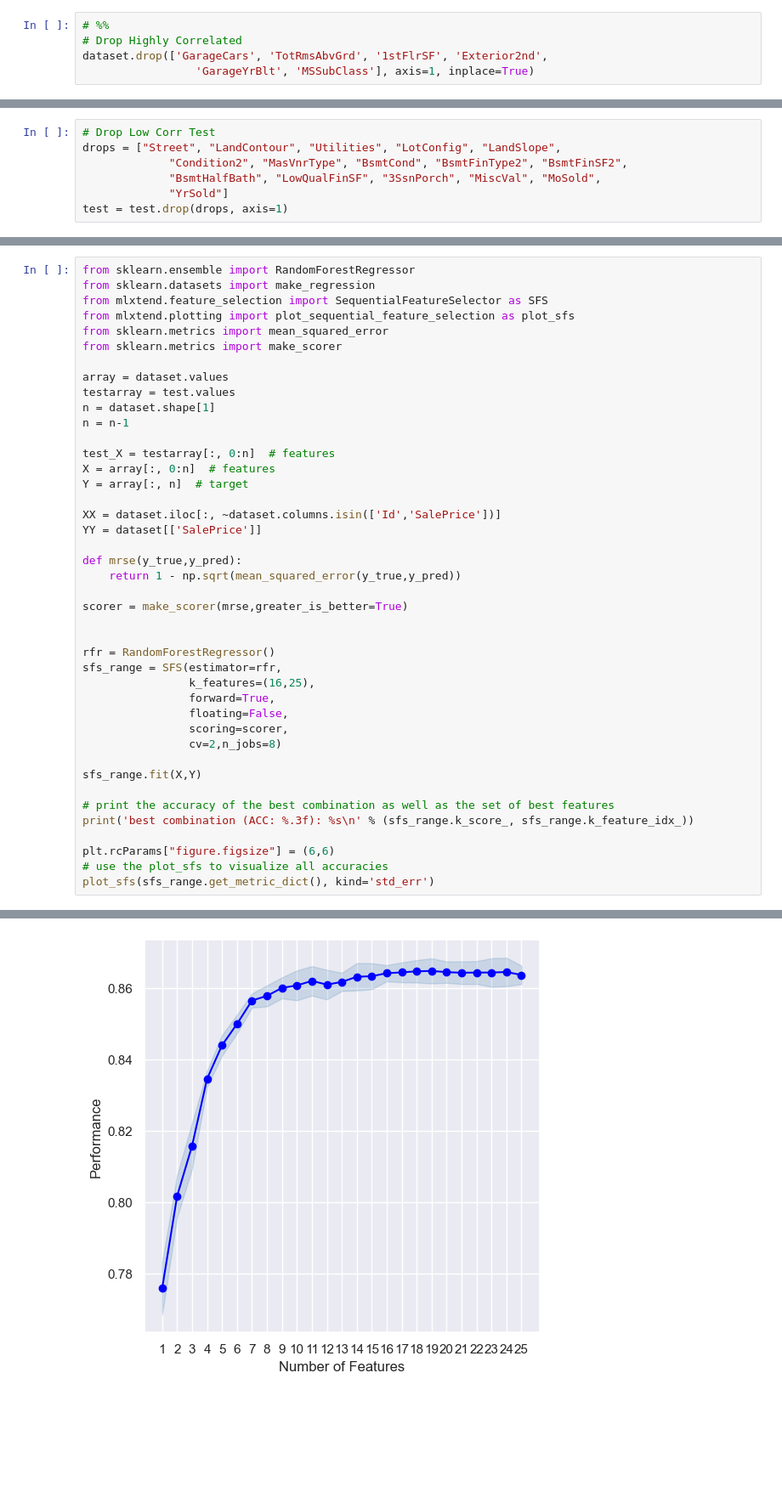
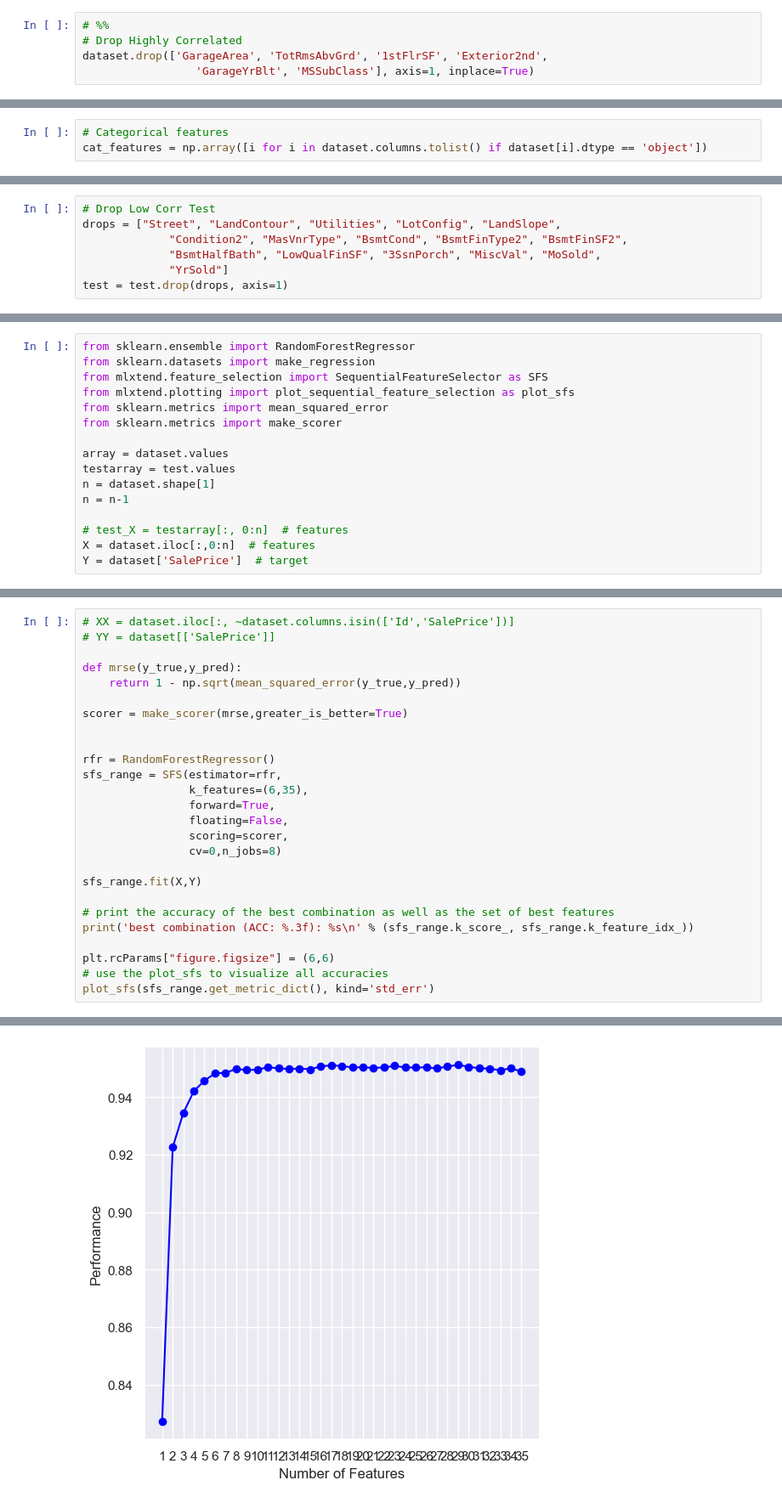
Before and after one commit to stytSofo/HousePricesPredictor, a Jupyter notebook: Predictor.ipynb, the cells around one changed output, grey strips where cells are left out. Shown at 85% size. Cells and saved outputs as stored; diff of their text form; blank space fills up the shorter version.

```diff
--- a/Predictor.ipynb
+++ b/Predictor.ipynb
@@ -87,7 +135,7 @@ for i, column in enumerate(dataset):
 # %%
 # %%
 # Drop Highly Correlated
-dataset.drop(['GarageCars', 'TotRmsAbvGrd', '1stFlrSF', 'Exterior2nd',
+dataset.drop(['GarageArea', 'TotRmsAbvGrd', '1stFlrSF', 'Exterior2nd',
                  'GarageYrBlt', 'MSSubClass'], axis=1, inplace=True)
 # %%
 # Drop Low Correlated
@@ -137,0 +216,3 @@ dataset["SaleType"] = dataset['SaleType'].apply(lambda x: 1 if x=="New" else 0)
+# %%
+# Categorical features
+cat_features = np.array([i for i in dataset.columns.tolist() if dataset[i].dtype == 'object'])
@@ -259,0 +462,16 @@ print(dataset.shape)
+# %%
+from sklearn.ensemble import RandomForestRegressor
+from sklearn.datasets import make_regression
+from mlxtend.feature_selection import SequentialFeatureSelector as SFS
+from mlxtend.plotting import plot_sequential_feature_selection as plot_sfs
+from sklearn.metrics import mean_squared_error
+from sklearn.metrics import make_scorer
+
+array = dataset.values
+testarray = test.values
+n = dataset.shape[1]
+n = n-1
+
+# test_X = testarray[:, 0:n]  # features
+X = dataset.iloc[:,0:n]  # features
+Y = dataset['SalePrice']  # target
@@ -260,22 +561,6 @@ print(dataset.shape)
 # %%
-from sklearn.ensemble import RandomForestRegressor
-from sklearn.datasets import make_regression
-from mlxtend.feature_selection import SequentialFeatureSelector as SFS
-from mlxtend.plotting import plot_sequential_feature_selection as plot_sfs
-from sklearn.metrics import mean_squared_error
-from sklearn.metrics import make_scorer
-
-array = dataset.values
-testarray = test.values
-n = dataset.shape[1]
-n = n-1
-
-test_X = testarray[:, 0:n]  # features
-X = array[:, 0:n]  # features
-Y = array[:, n]  # target
-
-XX = dataset.iloc[:, ~dataset.columns.isin(['Id','SalePrice'])]
-YY = dataset[['SalePrice']]
+# XX = dataset.iloc[:, ~dataset.columns.isin(['Id','SalePrice'])]
+# YY = dataset[['SalePrice']]
 
 def mrse(y_true,y_pred):
     return 1 - np.sqrt(mean_squared_error(y_true,y_pred))
@@ -285,11 +570,11 @@ scorer = make_scorer(mrse,greater_is_better=True)
 
 rfr = RandomForestRegressor()
 sfs_range = SFS(estimator=rfr,
-                k_features=(16,25),
+                k_features=(6,35),
                 forward=True,
                 floating=False,
                 scoring=scorer,
-                cv=2,n_jobs=8)
+                cv=0,n_jobs=8)
 
 sfs_range.fit(X,Y)
 
@@ -304,5 +589,5 @@ best combination (ACC: 0.865): (1, 2, 4, 7, 8, 9, 10, 11, 12, 21, 23, 25, 27, 30
 (<Figure size 600x600 with 1 Axes>,
  <Axes: xlabel='Number of Features', ylabel='Performance'>)
-[figure, old version]
+[figure, new version]
 # %%
 X_sfs = sfs_range.transform(X)
```
Also changed, not shown: parts of 53 cells of this notebook, 10 other files.
